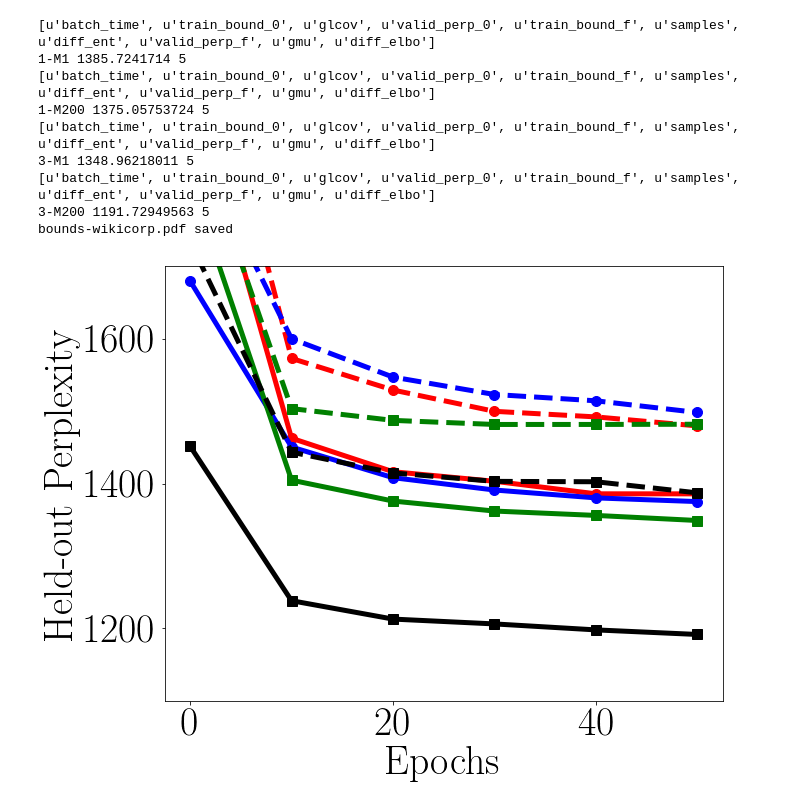
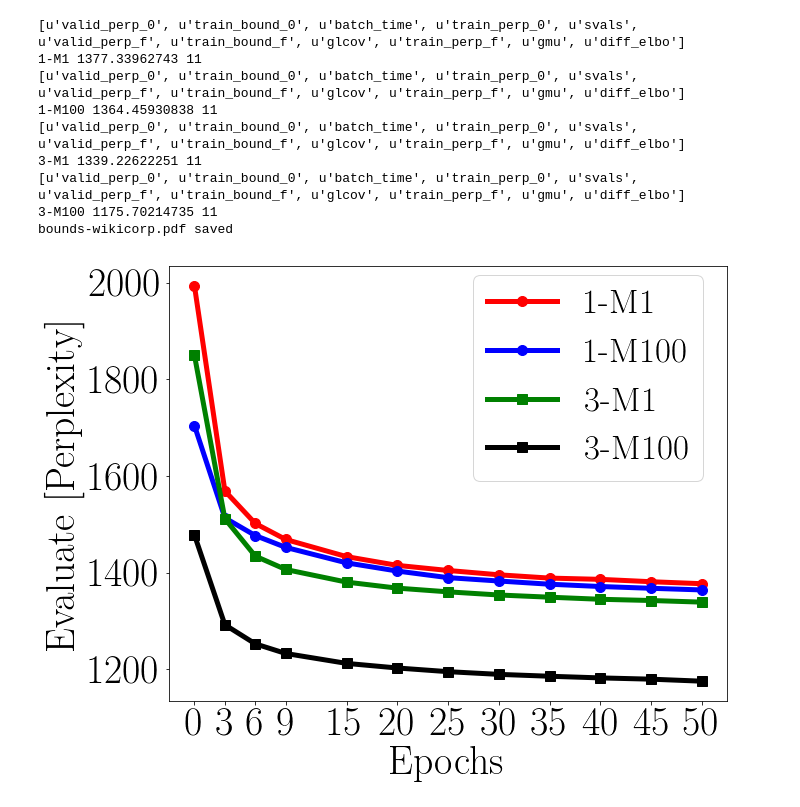
Before and after one commit to rahulk90/vae_sparse, a Jupyter notebook: ipynb/bow_text/VisualizeTrainingCurves.ipynb, the cells around one changed output. Saved outputs shown, nothing was run; the diff lists cells and outputs as text; code cells hidden in the pictures.

```diff
--- a/ipynb/bow_text/VisualizeTrainingCurves.ipynb
+++ b/ipynb/bow_text/VisualizeTrainingCurves.ipynb
@@ -1,6 +1,7 @@
 # %%
 #Visualize Samples from the model
 import sys,os,glob
+from collections import OrderedDict
 sys.path.append('../../')
 import numpy as np
 %matplotlib inline
@@ -21,8 +22,8 @@ from utils.misc import getConfigFile, readPickle, loadHDF5, getUniqueIDFromParam
 from optvaeutils.viz import getName
 subdirectories = ['none','finopt']
 
-DIR = '../../expt/results_dec19/chkpt-rcv2_miao-';MAXEPOCH='200'
-#DIR = '../../expt/results_wiki/chkpt-wikicorp-';MAXEPOCH='50'
+#DIR = '../../expt/results_dec19/chkpt-rcv2_miao-';MAXEPOCH='200'
+DIR = '../../expt/chkpt-wikicorp-';MAXEPOCH='50'
 
 short_names = {}
 if os.path.exists('../../optvaeutils/default-hmap.pkl'):
@@ -64,13 +65,16 @@ AssertionError: Invalid dataset name: rcv2_miao
 datalist, l_params, namelist, svallist = [],[],[],[]
 ctr = 0
 for sdir in subdirectories:
+    print sdir,DIR+sdir+'/*EP'+MAXEPOCH+'*.h5'
     #print DIR+sdir+'/*EP200*.h5'
     for f in glob.glob(DIR+sdir+'/*EP'+MAXEPOCH+'*.h5'):
         print f,
         if 'normalize' in f:
             continue
         params = readPickle(getConfigFile(f))[0]
-
+        params['replicate_K'] = None
+        if params['anneal_rate']>100:
+            continue
         name   = getName(params)
         data   = loadHDF5(f)
         l_params.append(params)
@@ -115,7 +119,7 @@ for idx,name in enumerate(names):
 svallist = [svallist[k] for k in idxlist]
 datalist = [datalist[k] for k in idxlist]
 def update_name(name):
-    pl   = str(int(name.split('p_layers-')[1])+1)
+    pl   = str(int(name.split('p_layers-')[1].split('-')[0])+1)
     if 'baseline' in name:
         return pl+'-M1'
     else:
@@ -154,7 +155,7 @@ print '\n Restricted Plots to: ',names
 
 NS = 'M100'
 if 'wikicorp' in dataset:
-    NS = 'M200'
+    NS = 'M100'
 
 colorFinal = {}
 colorFinal['1-M1']    = 'r'
@@ -167,7 +168,7 @@ markerFinal['1-'+NS] = 'o'
 markerFinal['3-M1']   =  's'
 markerFinal['3-'+NS] =  's'
 
-namemap = {}
+namemap = OrderedDict()
 namemap['1-M1']   = '$p1$'
 namemap['1-'+NS]  = 'p1-$\\psi_{\\text{opt.}}$'
 namemap['3-M1']   =  '$p3$'
@@ -182,47 +183,47 @@ for name in ['1-M1','1-'+NS,'3-M1','3-'+NS]:
     if 'valid_perp_bound_0' in data:
         valid_bound_0 = data['valid_perp_bound_0']
         valid_bound_f = data['valid_perp_bound_f']
     elif 'valid_perp_0' in data:
         valid_bound_0 = data['valid_perp_0']
         valid_bound_f = data['valid_perp_f']
     else:
         valid_bound_0 = data['valid_bound_0']
         valid_bound_f = data['valid_bound_f']
     print name,np.min(valid_bound_f[:,1]),np.argmin(valid_bound_f[:,1])
     MARKER = markerFinal[name]
     COLOR  = colorFinal[name]
 
-    ax.plot(valid_bound_0[:,0],valid_bound_0[:,1],'--',color=COLOR,marker = MARKER)
+    #ax.plot(valid_bound_0[:,0],valid_bound_0[:,1],'--',color=COLOR,marker = MARKER)
     ax.plot(valid_bound_f[:,0],valid_bound_f[:,1],marker = MARKER,color=COLOR,label=name)
 
-ax.set_ylabel('Held-out Perplexity')
+ax.set_ylabel('Evaluate [Perplexity]')
 ax.set_xlabel('Epochs')
 ax.hlines(NLL_valid_prob, 0, ax.get_xlim()[1], linestyles='dashdot',colors='k')
 if 'rcv2_miao' in dataset:
     ax.set_xlim([0,200])
     ax.set_ylim([300,600])
 if 'wikicorp' in dataset:
-    ax.set_ylim([1100,1700])
+    ax.set_xticks(X)
 if 'wikicorp' in dataset:
     pass
-    #ax.legend(loc='upper center', bbox_to_anchor=(1.25, 1.07),ncol=1, frameon=False,columnspacing=0.1)
+    ax.legend(loc='upper center', bbox_to_anchor=(0.75, 1.02),ncol=1, frameon=True,columnspacing=0.1, prop={'size': 35})
 else:
     ax.legend(loc='upper center', bbox_to_anchor=(.52, 1.05),ncol=2, frameon=False,columnspacing=0.1)
 
 fname = 'bounds-'+dataset+'.pdf'
 print fname,'saved'
-#plt.savefig(fname,bbox_inches='tight')
+plt.savefig(fname,bbox_inches='tight')
 # %% [output]
-[u'batch_time', u'train_bound_0', u'glcov', u'valid_perp_0', u'train_bound_f', u'samples', u'diff_ent', u'valid_perp_f', u'gmu', u'diff_elbo']
-1-M1 1385.7241714 5
-[u'batch_time', u'train_bound_0', u'glcov', u'valid_perp_0', u'train_bound_f', u'samples', u'diff_ent', u'valid_perp_f', u'gmu', u'diff_elbo']
-1-M200 1375.05753724 5
-[u'batch_time', u'train_bound_0', u'glcov', u'valid_perp_0', u'train_bound_f', u'samples', u'diff_ent', u'valid_perp_f', u'gmu', u'diff_elbo']
-3-M1 1348.96218011 5
-[u'batch_time', u'train_bound_0', u'glcov', u'valid_perp_0', u'train_bound_f', u'samples', u'diff_ent', u'valid_perp_f', u'gmu', u'diff_elbo']
-3-M200 1191.72949563 5
+[u'valid_perp_0', u'train_bound_0', u'batch_time', u'train_perp_0', u'svals', u'valid_perp_f', u'train_bound_f', u'glcov', u'train_perp_f', u'gmu', u'diff_elbo']
+1-M1 1377.33962743 11
+[u'valid_perp_0', u'train_bound_0', u'batch_time', u'train_perp_0', u'svals', u'valid_perp_f', u'train_bound_f', u'glcov', u'train_perp_f', u'gmu', u'diff_elbo']
+1-M100 1364.45930838 11
+[u'valid_perp_0', u'train_bound_0', u'batch_time', u'train_perp_0', u'svals', u'valid_perp_f', u'train_bound_f', u'glcov', u'train_perp_f', u'gmu', u'diff_elbo']
+3-M1 1339.22622251 11
+[u'valid_perp_0', u'train_bound_0', u'batch_time', u'train_perp_0', u'svals', u'valid_perp_f', u'train_bound_f', u'glcov', u'train_perp_f', u'gmu', u'diff_elbo']
+3-M100 1175.70214735 11
 bounds-wikicorp.pdf saved
-[figure, old version]
+[figure, new version]
 # %%
 #Visualize Training Curves (train/valid/test)
 
```
Also changed, not shown: parts of 4 cells of this notebook, 4 other files.
